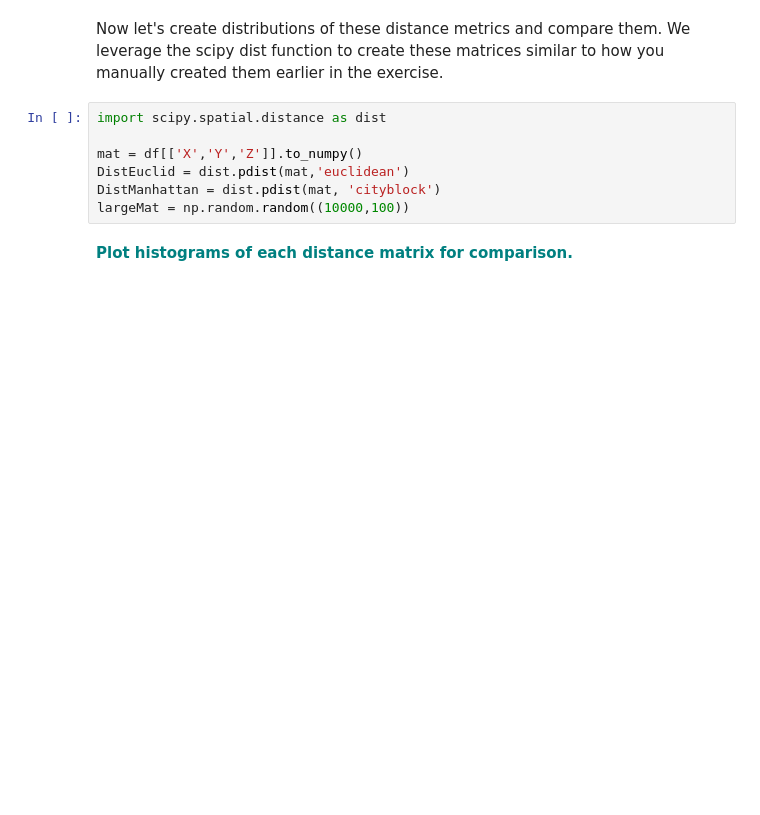
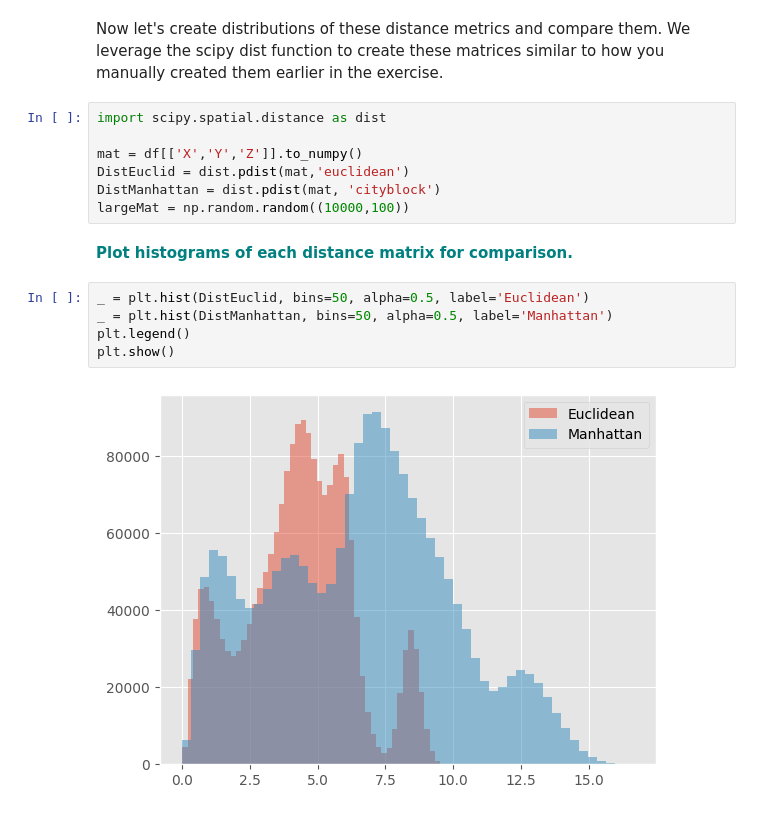
Before and after one commit to amschiltz/springboard_projects, a Jupyter notebook: Euclidean_and_Manhattan_Distances_Case_Study/Euclidean_and_Manhattan_Distances_Case_Study.ipynb, the cells around one changed output. Saved outputs shown, nothing was run; the diff lists cells and outputs as text; blank space fills up the shorter version.

```diff
--- a/Euclidean_and_Manhattan_Distances_Case_Study/Euclidean_and_Manhattan_Distances_Case_Study.ipynb
+++ b/Euclidean_and_Manhattan_Distances_Case_Study/Euclidean_and_Manhattan_Distances_Case_Study.ipynb
@@ -70,3 +106,10 @@ DistManhattan = dist.pdist(mat, 'cityblock')
 largeMat = np.random.random((10000,100))
 # %% [markdown]
 **<font color='teal'>Plot histograms of each distance matrix for comparison.</font>**
+# %%
+_ = plt.hist(DistEuclid, bins=50, alpha=0.5, label='Euclidean')
+_ = plt.hist(DistManhattan, bins=50, alpha=0.5, label='Manhattan')
+plt.legend()
+plt.show()
+# %% [output]
+[figure, added]
```
Also changed, not shown: parts of 5 cells of this notebook, 3 other files.
